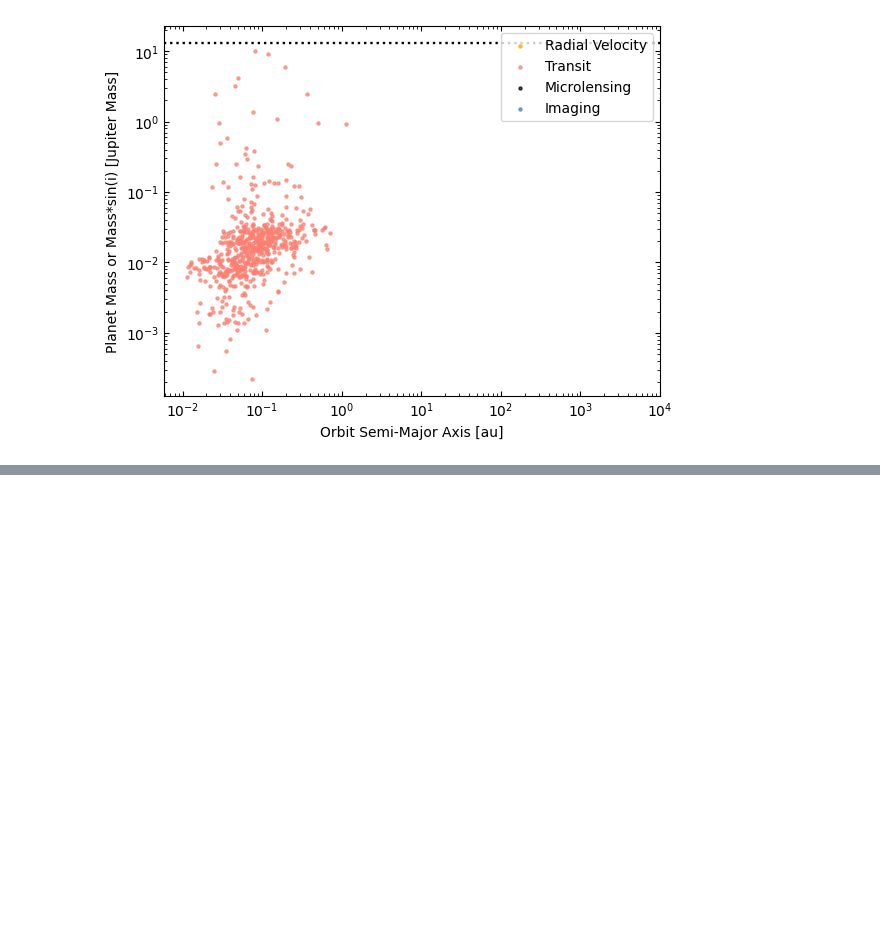
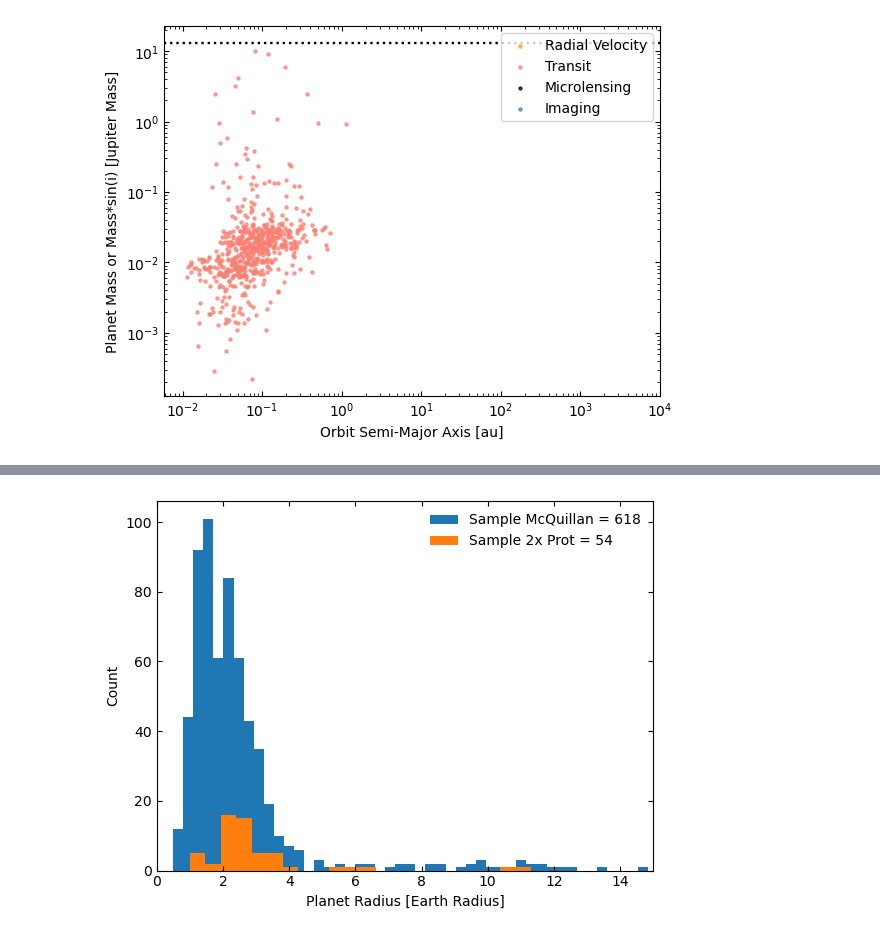
Before and after one commit to ylaksl/Exoplanets-Stats, a Jupyter notebook: analise.ipynb, the cells around one changed output, grey strips where cells are left out. Saved outputs shown, nothing was run; the diff lists cells and outputs as text; code cells hidden in the pictures; blank space fills up the shorter version.

```diff
--- a/analise.ipynb
+++ b/analise.ipynb
@@ -146,0 +166,22 @@ def freedman_diaconis_bins(data):
+# %%
+num_bins = freedman_diaconis_bins(plot3)
+num_bins2 = freedman_diaconis_bins(sample_2['Rp'])
+
+
+plt.hist(plot3, bins = num_bins, label = f"Sample McQuillan = { len(plot3) }")
+plt.hist(sample_2['Rp'], bins = num_bins2, label = f"Sample 2x Prot = { len(sample_2) }")
+
+
+plt.xlim(0,15)
+
+plt.tick_params(direction='in', which = 'both', bottom = 1, top =1, left = 1, right = 1)
+
+plt.ylabel('Count')
+plt.xlabel('Planet Radius [Earth Radius]')
+#plt.savefig('hiat_raio_todos.png', dpi=500)
+
+plt.legend(frameon = False)
+
+plt.show()
+# %% [output]
+[figure, added]
```
Also changed, not shown: parts of 19 cells of this notebook.
